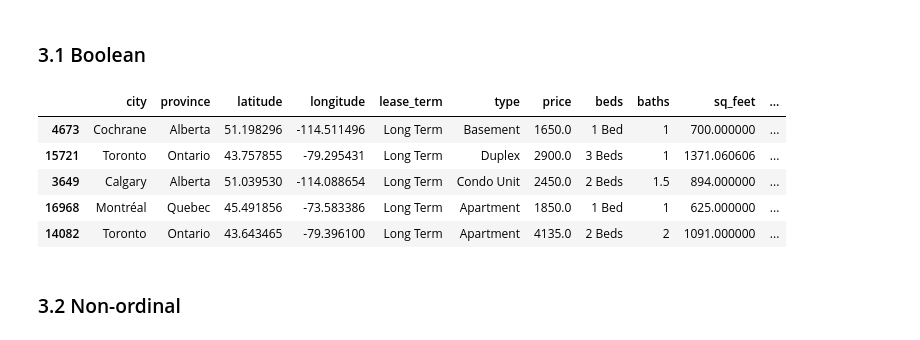
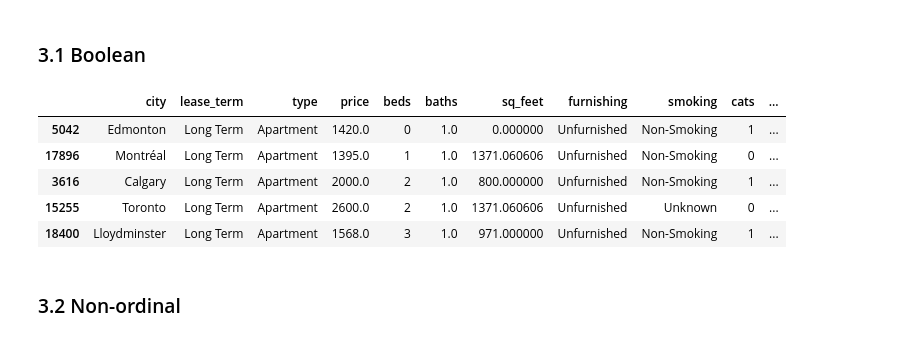
Before and after one commit to nadpierre/rental-prices-regression-project, a Jupyter notebook: Notebooks/DataPreprocessing.ipynb, the cells around one changed output. Cells and saved outputs as stored; diff of their text form; code cells hidden in the pictures.

```diff
--- a/Notebooks/DataPreprocessing.ipynb
+++ b/Notebooks/DataPreprocessing.ipynb
@@ -42,2 +43,3 @@ df.sample(5)
 # %%
-df.drop(columns=['rentfaster_id', 'address', 'link', 'availability_date'], axis=1, inplace=True)
+df.drop(columns=['rentfaster_id', 'province', 'address', 'latitude', 'longitude', 'link', 'availability_date'], axis=1, inplace=True)
+df.sample(5)
@@ -48,17 +57,17 @@ df.drop(columns=['rentfaster_id', 'address', 'link', 'availability_date'], axis=
 # %%
 # Create dummy variables
 df = df.assign(
-    dogs=np.where(df['dogs'] == True, 1.0, 0.0),
-    cats=np.where(df['cats'] == True, 1.0, 0.0),
+    dogs=np.where(df['dogs'] == True, 1, 0),
+    cats=np.where(df['cats'] == True, 1, 0),
 )
 df.sample(5)
 # %% [output]
-|  | city | province | latitude | longitude | lease_term | type | price | beds | baths | sq_feet | ... |
-| 4673 | Cochrane | Alberta | 51.198296 | -114.511496 | Long Term | Basement | 1650.0 | 1 Bed | 1 | 700.000000 | ... |
-| 15721 | Toronto | Ontario | 43.757855 | -79.295431 | Long Term | Duplex | 2900.0 | 3 Beds | 1 | 1371.060606 | ... |
-| 3649 | Calgary | Alberta | 51.039530 | -114.088654 | Long Term | Condo Unit | 2450.0 | 2 Beds | 1.5 | 894.000000 | ... |
-| 16968 | Montréal | Quebec | 45.491856 | -73.583386 | Long Term | Apartment | 1850.0 | 1 Bed | 1 | 625.000000 | ... |
-| 14082 | Toronto | Ontario | 43.643465 | -79.396100 | Long Term | Apartment | 4135.0 | 2 Beds | 2 | 1091.000000 | ... |
+|  | city | lease_term | type | price | beds | baths | sq_feet | furnishing | smoking | cats | ... |
+| 5042 | Edmonton | Long Term | Apartment | 1420.0 | 0 | 1.0 | 0.000000 | Unfurnished | Non-Smoking | 1 | ... |
+| 17896 | Montréal | Long Term | Apartment | 1395.0 | 1 | 1.0 | 1371.060606 | Unfurnished | Non-Smoking | 0 | ... |
+| 3616 | Calgary | Long Term | Apartment | 2000.0 | 2 | 1.0 | 800.000000 | Unfurnished | Non-Smoking | 1 | ... |
+| 15255 | Toronto | Long Term | Apartment | 2600.0 | 2 | 1.0 | 1371.060606 | Unfurnished | Unknown | 0 | ... |
+| 18400 | Lloydminster | Long Term | Apartment | 1568.0 | 3 | 1.0 | 971.000000 | Unfurnished | Non-Smoking | 1 | ... |
 # %% [markdown]
 ### 3.2 Non-ordinal
 # %%
```
Also changed, not shown: parts of 29 cells of this notebook, 5 other files.
